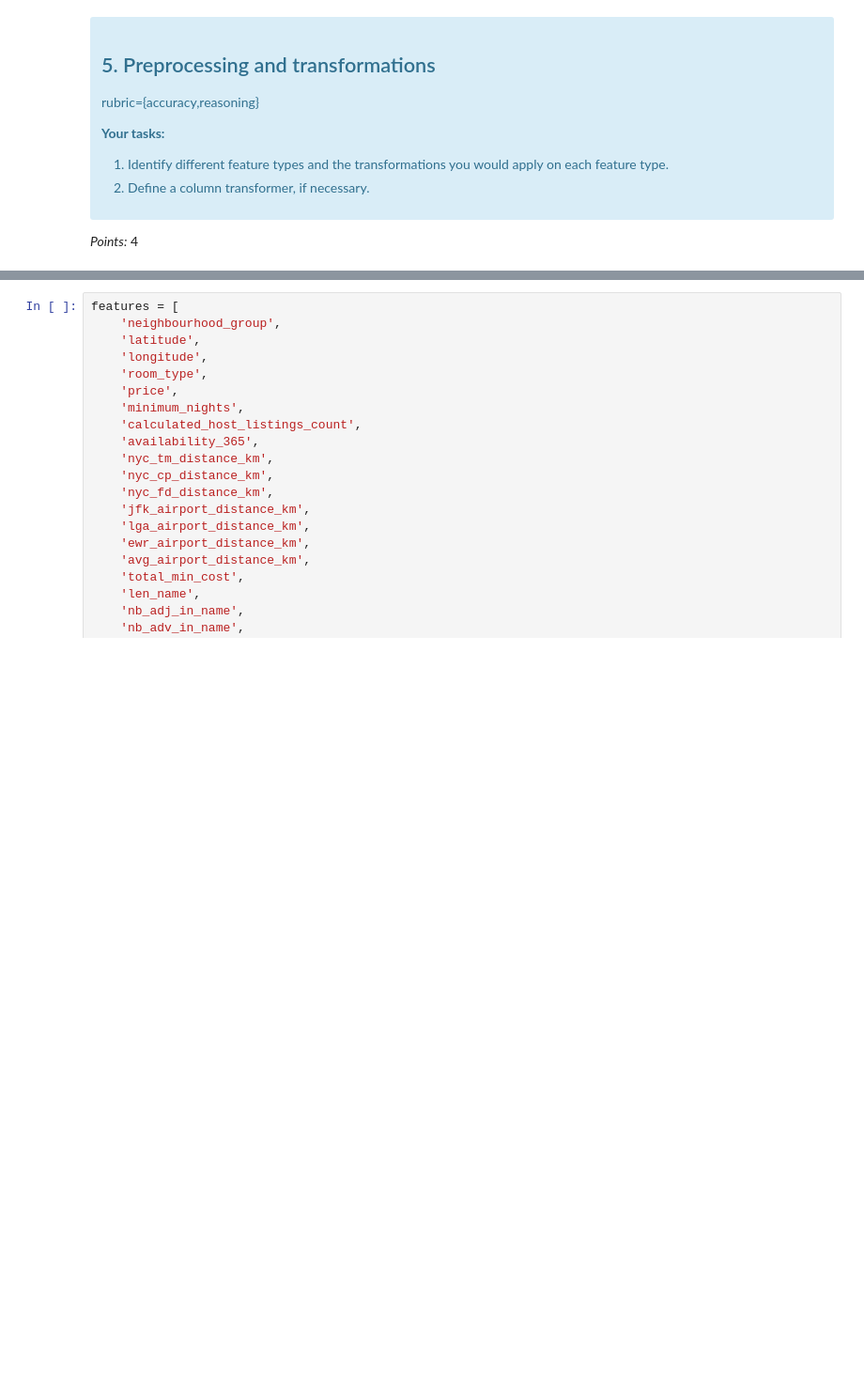
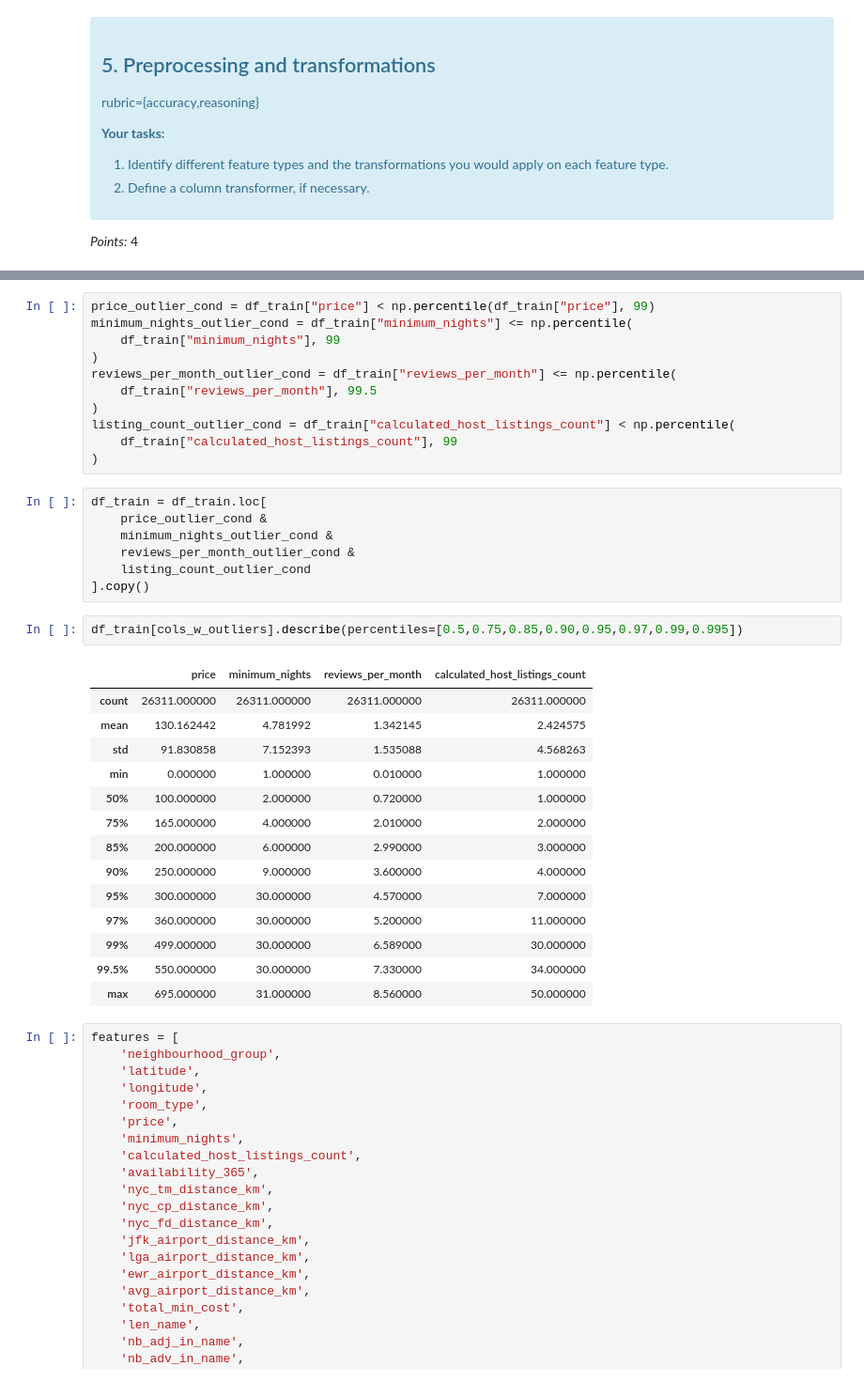
Before and after one commit to hpalafoxp/DSCI-573-Lab4, a Jupyter notebook: lab4.ipynb, the cells around one changed output, grey strips where cells are left out. Shown at 94% size. Drawn from its saved outputs; the diff is of its cells as text; blank space fills up the shorter version.

```diff
--- a/lab4.ipynb
+++ b/lab4.ipynb
@@ -549,3 +584,38 @@ _Points:_ 4
+# %%
+price_outlier_cond = df_train["price"] < np.percentile(df_train["price"], 99)
+minimum_nights_outlier_cond = df_train["minimum_nights"] <= np.percentile(
+    df_train["minimum_nights"], 99
+)
+reviews_per_month_outlier_cond = df_train["reviews_per_month"] <= np.percentile(
+    df_train["reviews_per_month"], 99.5
+)
+listing_count_outlier_cond = df_train["calculated_host_listings_count"] < np.percentile(
+    df_train["calculated_host_listings_count"], 99
+)
+# %%
+df_train = df_train.loc[
+    price_outlier_cond &
+    minimum_nights_outlier_cond &
+    reviews_per_month_outlier_cond &
+    listing_count_outlier_cond
+].copy()
+# %%
+df_train[cols_w_outliers].describe(percentiles=[0.5,0.75,0.85,0.90,0.95,0.97,0.99,0.995])
+# %% [output]
+|  | price | minimum_nights | reviews_per_month | calculated_host_listings_count |
+| count | 26311.000000 | 26311.000000 | 26311.000000 | 26311.000000 |
+| mean | 130.162442 | 4.781992 | 1.342145 | 2.424575 |
+| std | 91.830858 | 7.152393 | 1.535088 | 4.568263 |
+| min | 0.000000 | 1.000000 | 0.010000 | 1.000000 |
+| 50% | 100.000000 | 2.000000 | 0.720000 | 1.000000 |
+| 75% | 165.000000 | 4.000000 | 2.010000 | 2.000000 |
+| 85% | 200.000000 | 6.000000 | 2.990000 | 3.000000 |
+| 90% | 250.000000 | 9.000000 | 3.600000 | 4.000000 |
+| 95% | 300.000000 | 30.000000 | 4.570000 | 7.000000 |
+| 97% | 360.000000 | 30.000000 | 5.200000 | 11.000000 |
+| 99% | 499.000000 | 30.000000 | 6.589000 | 30.000000 |
+| 99.5% | 550.000000 | 30.000000 | 7.330000 | 34.000000 |
+| max | 695.000000 | 31.000000 | 8.560000 | 50.000000 |
 # %%
 features = [
     'neighbourhood_group',
```
Also changed, not shown: parts of 15 cells of this notebook, 8 other files.
